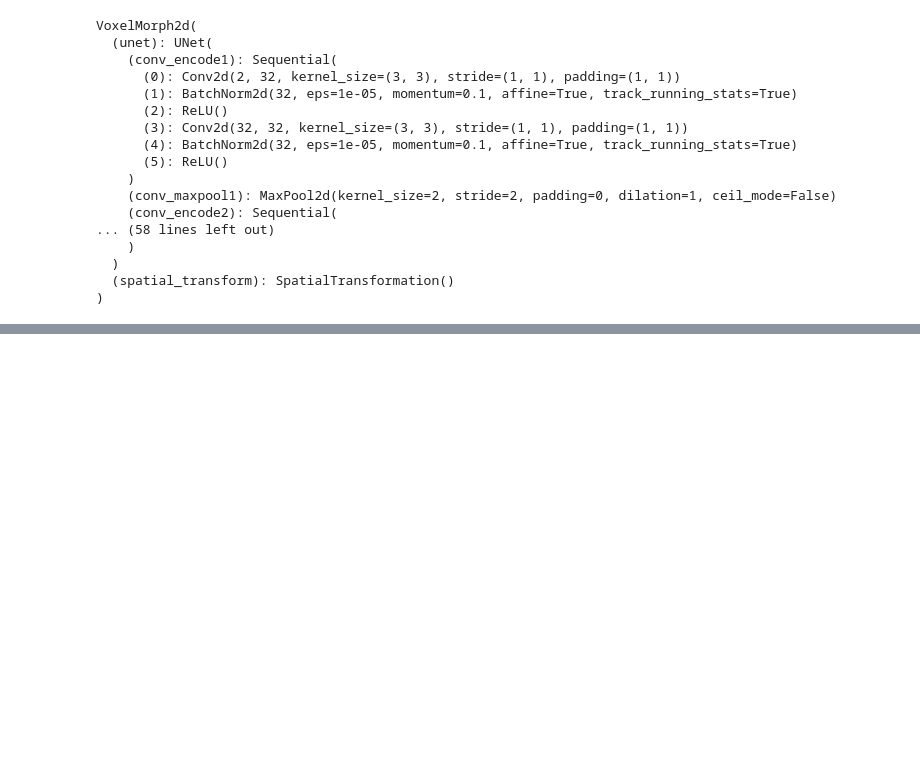
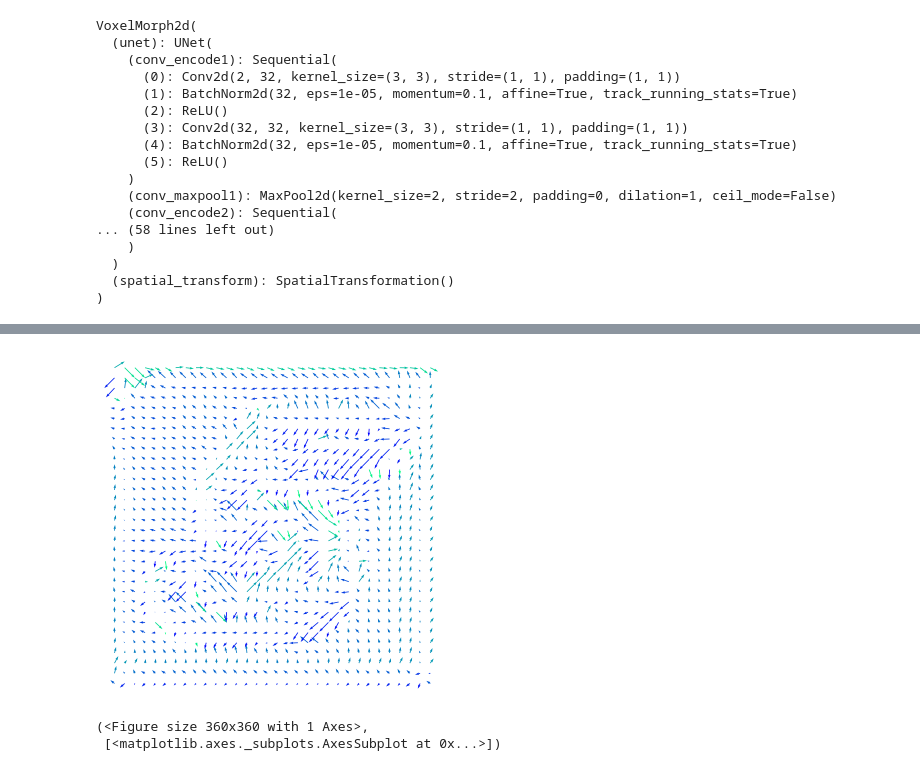
Before and after one commit to gqwang1001/RegistrationWithGANs, a Jupyter notebook: Registration_With_GANs.ipynb, the cells around one changed output, grey strips where cells are left out. Saved outputs shown, nothing was run; the diff lists cells and outputs as text; code cells hidden in the pictures; blank space fills up the shorter version.

```diff
--- a/Registration_With_GANs.ipynb
+++ b/Registration_With_GANs.ipynb
@@ -442,0 +441,8 @@ Text(0.5, 1.0, 'Moving Image')
+# %%
+# !pip install neurite
+import neurite as ne
+ne.plot.flow([defor[1].cpu().data.numpy().squeeze()], width = 5)
+# %% [output]
+[figure, added]
+(<Figure size 360x360 with 1 Axes>,
+ [<matplotlib.axes._subplots.AxesSubplot at 0x...>])
```
Also changed, not shown: parts of 6 cells of this notebook.
